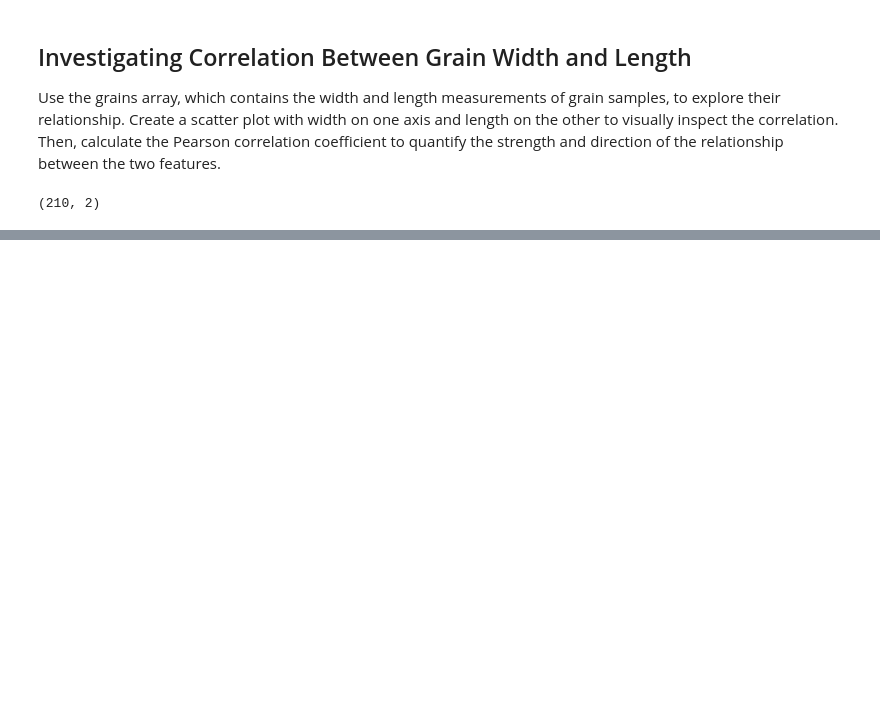
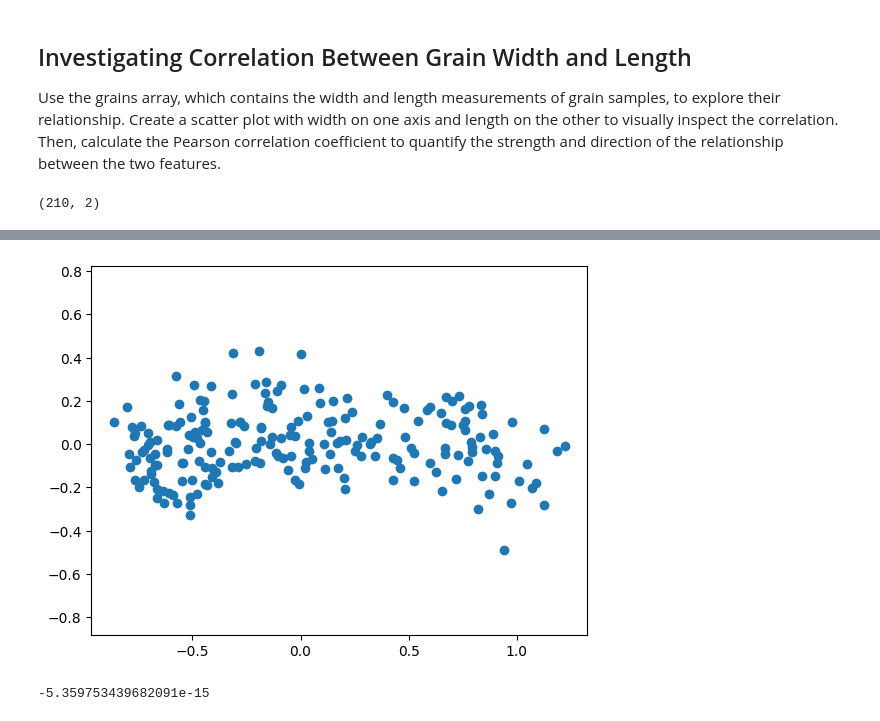
Before and after one commit to Emigbanam/Machine-Learning-Practice, a Jupyter notebook: Decorrelating Your Data and Dimension Reduction.ipynb, the cells around one changed output, grey strips where cells are left out. Drawn from its saved outputs; the diff is of its cells as text; code cells hidden in the pictures; blank space fills up the shorter version.

```diff
--- a/Decorrelating Your Data and Dimension Reduction.ipynb
+++ b/Decorrelating Your Data and Dimension Reduction.ipynb
@@ -27,0 +45,23 @@ length = grains[:,1]
+# %%
+#1. Import PCA from sklearn.decomposition.
+from sklearn.decomposition import PCA
+
+#2. Create an instance of PCA called model.
+model = PCA()
+
+#3. Use the .fit_transform() method of model to apply the PCA transformation to grains. Assign the result to pca_features.
+pca_features = model.fit_transform(grains)
+
+#4. The subsequent code to extract, plot, and compute the Pearson correlation of the first two columns.
+xs = pca_features[:,0]
+ys = pca_features[:,1]
+
+plt.scatter(xs, ys)
+plt.axis('equal')
+plt.show()
+
+correlation, pvalue = pearsonr(xs, ys)
+print(correlation)
+# %% [output]
+[figure, added]
+-5.359753439682091e-15
```
Also changed, not shown: parts of 2 cells of this notebook.
